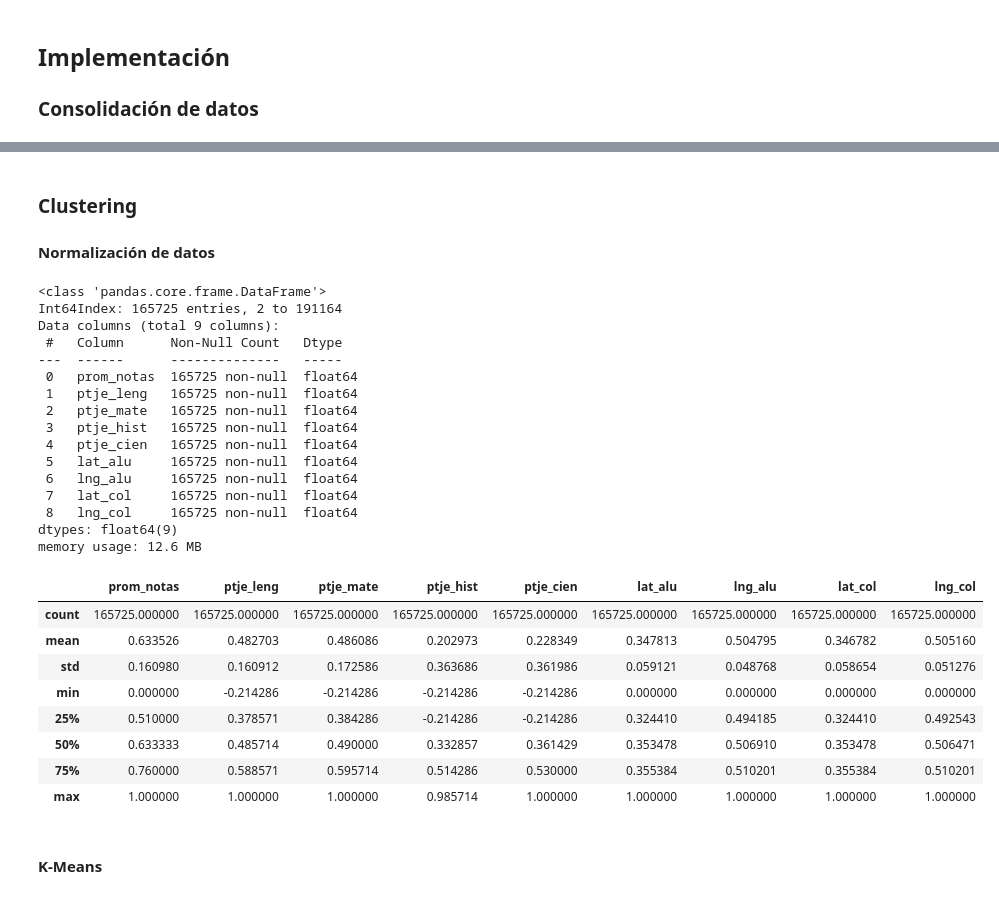
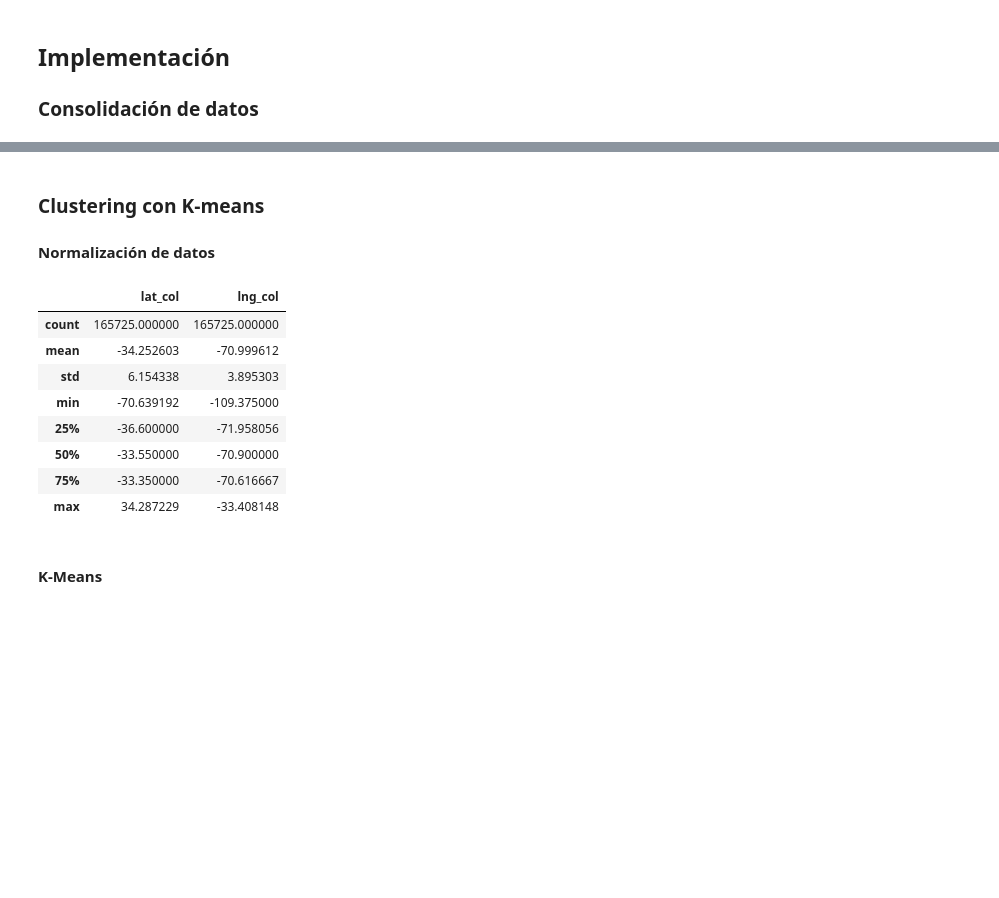
Before and after one commit to zerujio/proyecto-cc5206, a Jupyter notebook: hito_2.ipynb, the cells around one changed output, grey strips where cells are left out. Drawn from its saved outputs; the diff is of its cells as text; code cells hidden in the pictures; blank space fills up the shorter version.

```diff
--- a/hito_2.ipynb
+++ b/hito_2.ipynb
@@ -619,70 +619,54 @@ datos_col_alu = datos_col_alu.rename(
 datos_col_alu = datos_col_alu.drop(columns=["cod_com_alu", "cod_com_col"])
 datos_col_alu.info()
 # %% [markdown]
-### Clustering
+### Clustering con K-means
 #### Normalización de datos
 # %%
 datos_col_alu = datos_col_alu.dropna()
 
 norm = pd.DataFrame()
 
 # NEM
 def ptje_norm(serie):
     return (serie - 150) / 700
 
 norm["prom_notas"] = (datos_col_alu.PROMEDIO_NOTAS - 4.0) / 3.0
 
 # Puntajes PTU
 norm["ptje_leng"] = ptje_norm(datos_col_alu.CLEC_ACTUAL)
 norm["ptje_mate"] = ptje_norm(datos_col_alu.MATE_ACTUAL)
 norm["ptje_hist"] = ptje_norm(datos_col_alu.HCSO_ACTUAL)
 norm["ptje_cien"] = ptje_norm(datos_col_alu.CIEN_ACTUAL)
 
 # ubicación
-min_lat = min(datos_col_alu.lat_alu)
-max_lat = max(datos_col_alu.lat_alu)
-min_lng = min(datos_col_alu.lng_alu)
-max_lng = max(datos_col_alu.lng_alu)
+min_lat = -60.0
+max_lat = -15.0
+min_lng = -75.0 - 17.5
+max_lng = -65.0 + 17.5
 
 def lat_norm(serie):
     return (serie - min_lat) / (max_lat - min_lat)
 
 def lng_norm(serie):
     return (serie - min_lng) / (max_lng - min_lng)
 
 norm["lat_alu"] = lat_norm(datos_col_alu.lat_alu)
 norm["lng_alu"] = lng_norm(datos_col_alu.lng_alu)
 norm["lat_col"] = lat_norm(datos_col_alu.lat_col)
 norm["lng_col"] = lng_norm(datos_col_alu.lng_col)
 
-norm.info()
 norm.describe()
+datos_col_alu[["lat_col", "lng_col"]].describe()
 # %% [output]
-<class 'pandas.core.frame.DataFrame'>
-Int64Index: 165725 entries, 2 to 191164
-Data columns (total 9 columns):
- #   Column      Non-Null Count   Dtype
----  ------      --------------   -----
- 0   prom_notas  165725 non-null  float64
- 1   ptje_leng   165725 non-null  float64
- 2   ptje_mate   165725 non-null  float64
- 3   ptje_hist   165725 non-null  float64
- 4   ptje_cien   165725 non-null  float64
- 5   lat_alu     165725 non-null  float64
- 6   lng_alu     165725 non-null  float64
- 7   lat_col     165725 non-null  float64
- 8   lng_col     165725 non-null  float64
-dtypes: float64(9)
-memory usage: 12.6 MB
-|  | prom_notas | ptje_leng | ptje_mate | ptje_hist | ptje_cien | lat_alu | lng_alu | lat_col | lng_col |
-| count | 165725.000000 | 165725.000000 | 165725.000000 | 165725.000000 | 165725.000000 | 165725.000000 | 165725.000000 | 165725.000000 | 165725.000000 |
-| mean | 0.633526 | 0.482703 | 0.486086 | 0.202973 | 0.228349 | 0.347813 | 0.504795 | 0.346782 | 0.505160 |
-| std | 0.160980 | 0.160912 | 0.172586 | 0.363686 | 0.361986 | 0.059121 | 0.048768 | 0.058654 | 0.051276 |
-| min | 0.000000 | -0.214286 | -0.214286 | -0.214286 | -0.214286 | 0.000000 | 0.000000 | 0.000000 | 0.000000 |
-| 25% | 0.510000 | 0.378571 | 0.384286 | -0.214286 | -0.214286 | 0.324410 | 0.494185 | 0.324410 | 0.492543 |
-| 50% | 0.633333 | 0.485714 | 0.490000 | 0.332857 | 0.361429 | 0.353478 | 0.506910 | 0.353478 | 0.506471 |
-| 75% | 0.760000 | 0.588571 | 0.595714 | 0.514286 | 0.530000 | 0.355384 | 0.510201 | 0.355384 | 0.510201 |
-| max | 1.000000 | 1.000000 | 1.000000 | 0.985714 | 1.000000 | 1.000000 | 1.000000 | 1.000000 | 1.000000 |
+|  | lat_col | lng_col |
+| count | 165725.000000 | 165725.000000 |
+| mean | -34.252603 | -70.999612 |
+| std | 6.154338 | 3.895303 |
+| min | -70.639192 | -109.375000 |
+| 25% | -36.600000 | -71.958056 |
+| 50% | -33.550000 | -70.900000 |
+| 75% | -33.350000 | -70.616667 |
+| max | 34.287229 | -33.408148 |
 # %% [markdown]
 #### K-Means
 # %%
```
Also changed, not shown: parts of 3 cells of this notebook.
